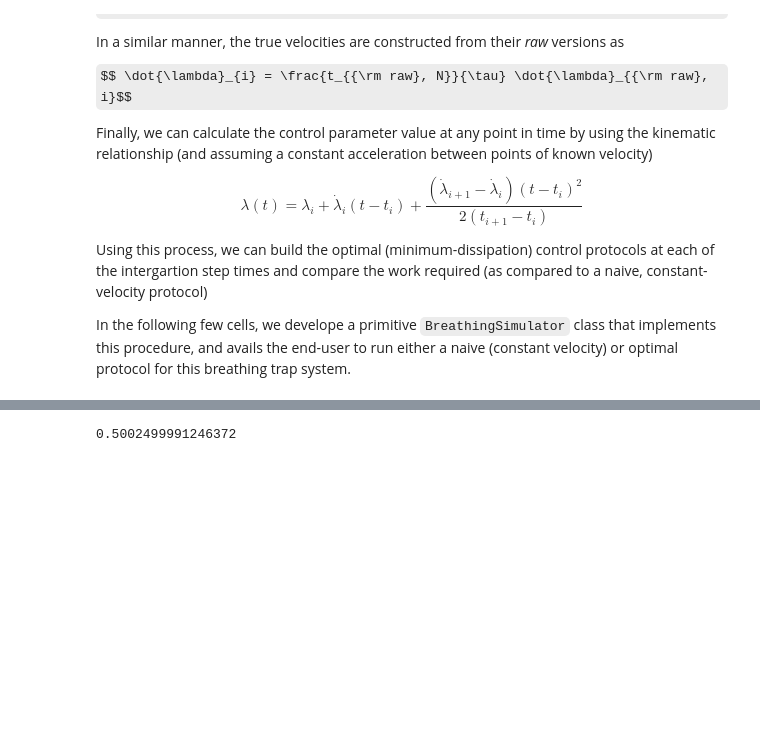
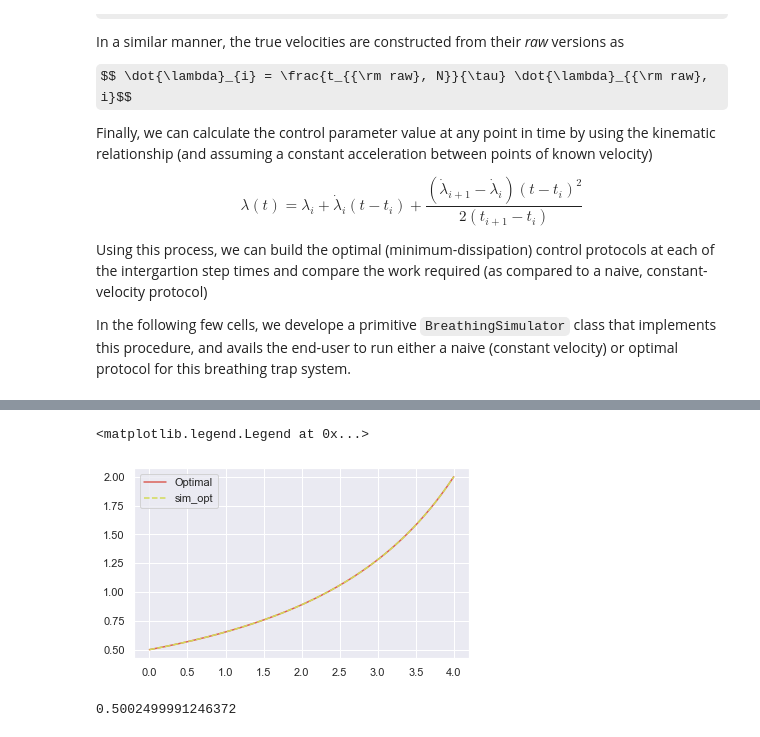
Before and after one commit to StevenJLarge/FokkerPlanck, a Jupyter notebook: notebooks/05-slarge-breathing-trap.ipynb, the cells around one changed output, grey strips where cells are left out. Cells and saved outputs as stored; diff of their text form; code cells hidden in the pictures; some formulas as TeX source; blank space fills up the shorter version.

```diff
--- a/notebooks/05-slarge-breathing-trap.ipynb
+++ b/notebooks/05-slarge-breathing-trap.ipynb
@@ -512,3 +528,16 @@ ax.plot(sim_opt.real_velocities)
+# %%
+time_interp = scipy.interpolate.interp1d(sim_opt.real_times, sim_opt.k_array)
+
+time_linear = np.arange(0, 4, dt)
+opt_protocol = time_interp(time_linear)
+
+fig, ax = plt.subplots(1, 1, figsize=(6, 3.5))
+ax.plot(time_linear, opt_protocol, label='Optimal')
+ax.plot(sim_opt.real_times, sim_opt.k_array, '--',label="sim_opt")
+ax.legend()
+# %% [output]
+<matplotlib.legend.Legend at 0x...>
+[figure, added]
 # %%
 sim_opt.k_i + v_int(sim_opt.k_i) * sim_opt.dt
 # %% [output]
```
Also changed, not shown: parts of 7 cells of this notebook.
